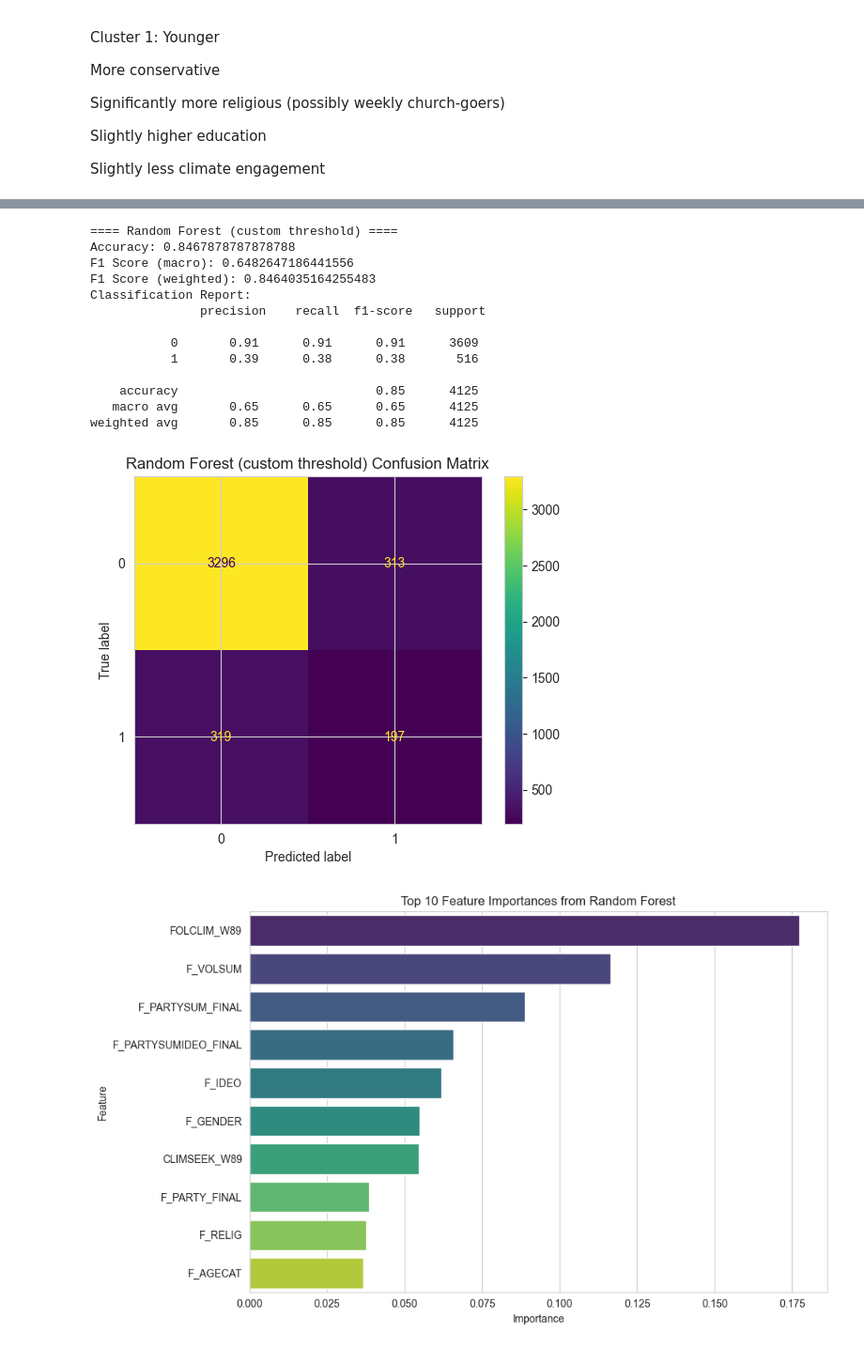
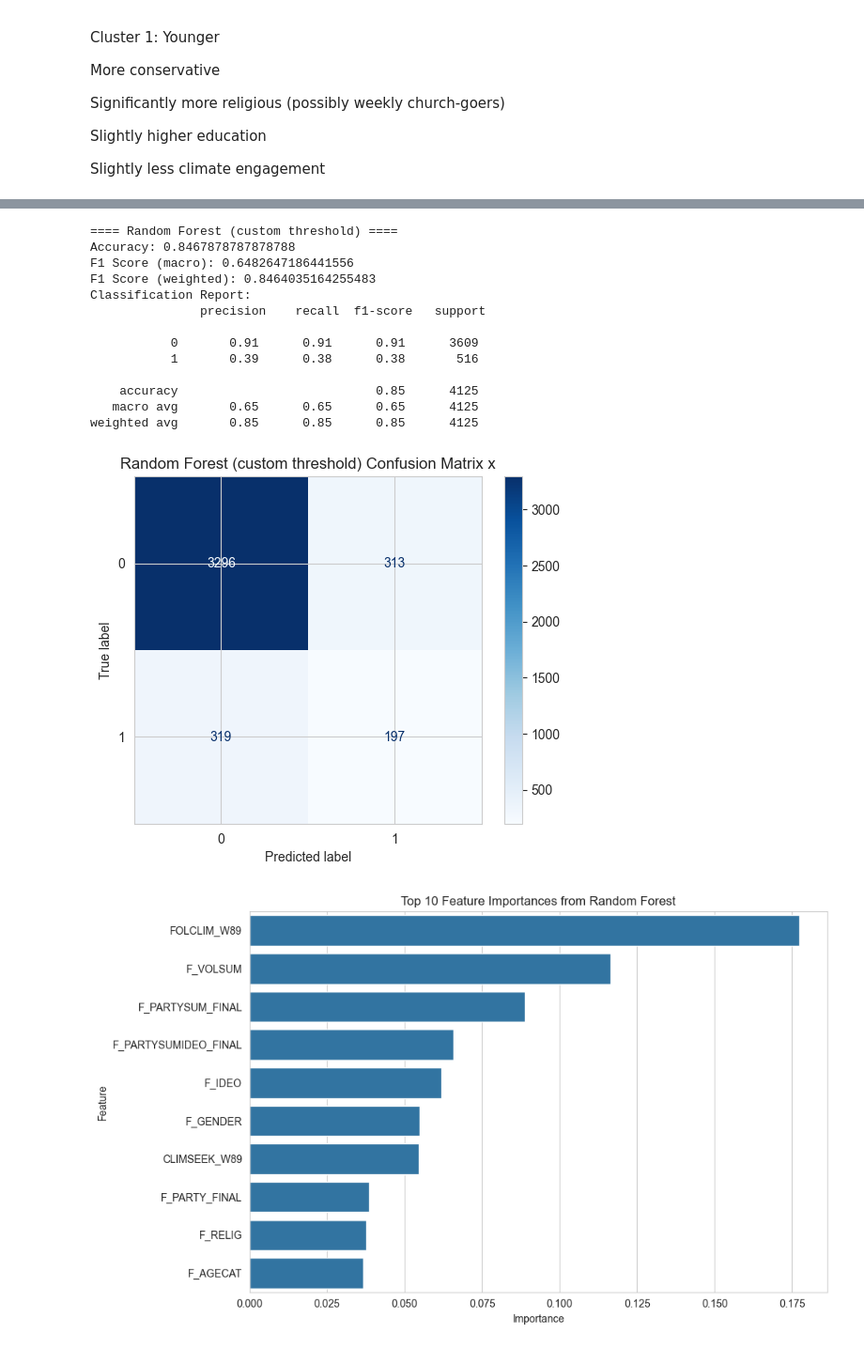
Before and after one commit to jocelynjiang1/ds3001-env-sm, a Jupyter notebook: final-project-src/eda.ipynb, the cells around one changed output, grey strips where cells are left out. Shown at 94% size. Saved outputs shown, nothing was run; the diff lists cells and outputs as text; code cells hidden in the pictures.

Commit message:
misc. changes and graphs for smote

```diff
--- a/final-project-src/eda.ipynb
+++ b/final-project-src/eda.ipynb
@@ -269,7 +287,7 @@ dt_params = {
 }
 
 # dt = DecisionTreeClassifier(random_state=42)
-dt = DecisionTreeClassifier(random_state=42, class_weight='balanced')  # Added class weighting to improve recall for minority class
+dt = DecisionTreeClassifier(random_state=42, class_weight='balanced')  # Added class weighting to improve model for takes action group
 
 # dt_grid = GridSearchCV(dt, dt_params, cv=5, scoring='f1_weighted')
 dt_grid = GridSearchCV(dt, dt_params, cv=5, scoring='f1_macro')  # Changed scoring to focus on balanced performance
@@ -312,8 +330,8 @@ def evaluate_model(name, y_test, y_pred):
 
     cm = confusion_matrix(y_test, y_pred)
     disp = ConfusionMatrixDisplay(confusion_matrix=cm)
-    disp.plot()
-    plt.title(f"{name} Confusion Matrix")
+    disp.plot(cmap='Blues')
+    plt.title(f"{name} Confusion Matrix x")
     plt.show()
 
 evaluate_model("Decision Tree", y_test, y_pred_dt)
@@ -328,7 +346,7 @@ importance_df_rf = pd.DataFrame({'Feature': feat_names, 'Importance': importance
 importance_df_rf = importance_df_rf.sort_values(by='Importance', ascending=False)
 
 plt.figure(figsize=(10, 6))
-sns.barplot(data=importance_df_rf.head(10), x='Importance', y='Feature', hue='Feature', palette='viridis', legend=False)
+sns.barplot(data=importance_df_rf.head(10), x='Importance', y='Feature')
 plt.title("Top 10 Feature Importances from Random Forest")
 plt.tight_layout()
 plt.show()
@@ -339,7 +357,7 @@ importance_df_dt = pd.DataFrame({'Feature': feat_names, 'Importance': importance
 importance_df_dt = importance_df_dt.sort_values(by='Importance', ascending=False)
 
 plt.figure(figsize=(10, 6))
-sns.barplot(data=importance_df_rf.head(10), x='Importance', y='Feature', hue='Feature', palette='viridis', legend=False)
+sns.barplot(data=importance_df_dt.head(10), x='Importance', y='Feature')
 plt.title("Top 10 Feature Importances from Decision Tree")
 plt.tight_layout()
 plt.show()
@@ -374,15 +392,15 @@ weighted avg       0.81      0.83      0.82      4125
 ==== Random Forest (custom threshold) ====
 Accuracy: 0.8467878787878788
 F1 Score (macro): 0.6482647186441556
 F1 Score (weighted): 0.8464035164255483
 Classification Report:
                precision    recall  f1-score   support
 
            0       0.91      0.91      0.91      3609
            1       0.39      0.38      0.38       516
 
     accuracy                           0.85      4125
    macro avg       0.65      0.65      0.65      4125
 weighted avg       0.85      0.85      0.85      4125
-[figure, old version]
+[figure, new version]
-[figure, old version]
+[figure, new version]
```
Also changed, not shown: parts of 2 cells of this notebook.
